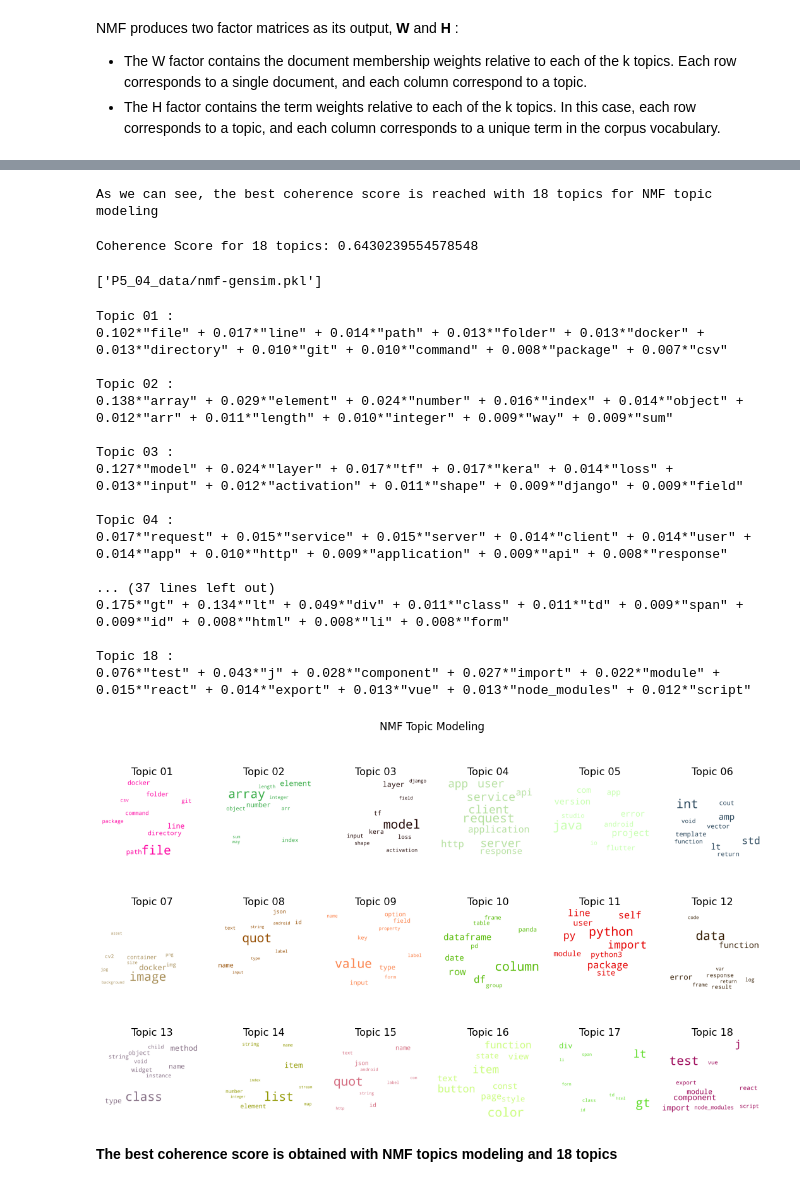
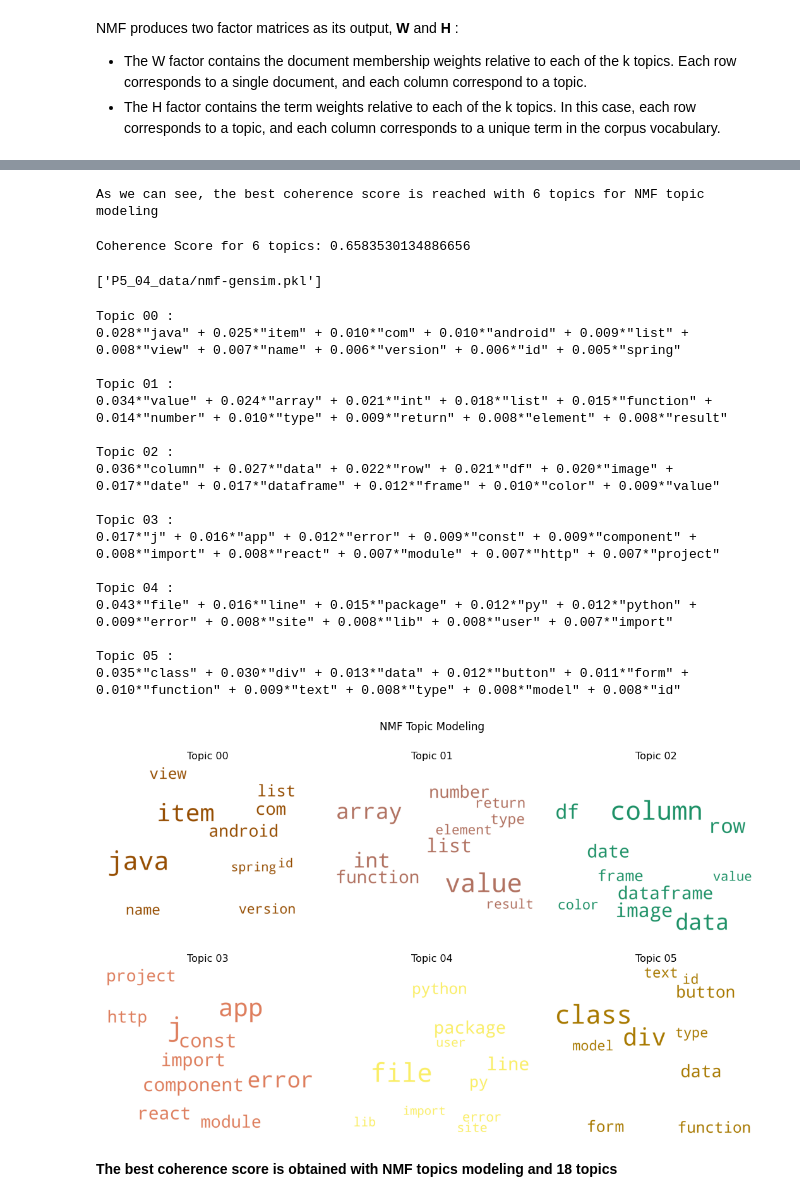
Before and after one commit to FlorianFormentini/OC_IML_P5_TagSuggestionSystem, a Jupyter notebook: P5_02_models.ipynb, the cells around one changed output, grey strips where cells are left out. Cells and saved outputs as stored; diff of their text form; code cells hidden in the pictures.

```diff
--- a/P5_02_models.ipynb
+++ b/P5_02_models.ipynb
@@ -46,8 +95,14 @@ Populating the interactive namespace from numpy and matplotlib
 # %%
-corpus_df = joblib.load("P5_04_data/dataset.pkl")
-corpus_voc, bow_vectorizer, tfidf_vectorizer = joblib.load("P5_04_data/fitted-vectorizers.pkl")
 try:
-    # lda_model_gensim = joblib.load("P5_04_data/lda-gensim.pkl")
-    nmf_model_gensim = joblib.load("P5_04_data/nmf-gensim.pkl")
+    # load data
+    corpus_df = joblib.load("P5_04_data/dataset.pkl")
+    # load vectorizers
+    corpus_voc, bow_vectorizer, tfidf_vectorizer = joblib.load("P5_04_data/fitted-vectorizers.pkl")
+    # load method1 models
+    lda_model_gensim = joblib.load("P5_04_data/gensim-lda.pkl")
+    nmf_model_gensim = joblib.load("P5_04_data/gensim-nmf.pkl")
+    # load method2 models
+    # train_tfidf_vectorizer, mlb_tags = joblib.load("P5_04_data/trainset-io-vectorizers.pkl")
+    print("Files loaded")
 except FileNotFoundError as e:
     print(e)
@@ -353,13 +416,6 @@ nmf_params = {
     'num_topics': lda_params['num_topics'],
     'id2word': voc_gensim,
     'chunksize': 100,
-    'passes': 5,
-    'kappa': 1.0,
-    'minimum_probability': 0.01,
-    'w_max_iter': 200,
-    'w_stop_condition': 0.0001,
-    'h_max_iter': 50,
-    'h_stop_condition': 0.001,
     'eval_every': 10,
     'normalize': True,
     'random_state': 0
@@ -420,11 +476,11 @@ best_nbtopics = [x for x in nmf_models if nmf_models[x]['score'] == max([nmf_mod
 nmf_params['num_topics'] = best_nbtopics
 print(f"As we can see, the best coherence score is reached with {best_nbtopics} topics for NMF topic modeling")
 # %% [output]
-As we can see, the best coherence score is reached with 18 topics for NMF topic modeling
+As we can see, the best coherence score is reached with 6 topics for NMF topic modeling
 # %%
 nmf_model_gensim = nmf_models[best_nbtopics]['model']
 print(f"Coherence Score for {best_nbtopics} topics: {nmf_models[best_nbtopics]['score']}")
 # %% [output]
-Coherence Score for 18 topics: 0.6430239554578548
+Coherence Score for 6 topics: 0.6583530134886656
 # %%
 # Saving NMF model
@@ -435,28 +491,28 @@ joblib.dump(nmf_model_gensim, "P5_04_data/nmf-gensim.pkl")
 for topic in nmf_model_gensim.print_topics(num_topics=best_nbtopics, num_words=10):
     print(f"Topic {topic[0]:02d} :\n{topic[1]}\n")
 # %% [output]
+Topic 00 :
+0.028*"java" + 0.025*"item" + 0.010*"com" + 0.010*"android" + 0.009*"list" + 0.008*"view" + 0.007*"name" + 0.006*"version" + 0.006*"id" + 0.005*"spring"
+
 Topic 01 :
-0.102*"file" + 0.017*"line" + 0.014*"path" + 0.013*"folder" + 0.013*"docker" + 0.013*"directory" + 0.010*"git" + 0.010*"command" + 0.008*"package" + 0.007*"csv"
+0.034*"value" + 0.024*"array" + 0.021*"int" + 0.018*"list" + 0.015*"function" + 0.014*"number" + 0.010*"type" + 0.009*"return" + 0.008*"element" + 0.008*"result"
 
 Topic 02 :
-0.138*"array" + 0.029*"element" + 0.024*"number" + 0.016*"index" + 0.014*"object" + 0.012*"arr" + 0.011*"length" + 0.010*"integer" + 0.009*"way" + 0.009*"sum"
+0.036*"column" + 0.027*"data" + 0.022*"row" + 0.021*"df" + 0.020*"image" + 0.017*"date" + 0.017*"dataframe" + 0.012*"frame" + 0.010*"color" + 0.009*"value"
 
 Topic 03 :
-0.127*"model" + 0.024*"layer" + 0.017*"tf" + 0.017*"kera" + 0.014*"loss" + 0.013*"input" + 0.012*"activation" + 0.011*"shape" + 0.009*"django" + 0.009*"field"
+0.017*"j" + 0.016*"app" + 0.012*"error" + 0.009*"const" + 0.009*"component" + 0.008*"import" + 0.008*"react" + 0.007*"module" + 0.007*"http" + 0.007*"project"
 
 Topic 04 :
-0.017*"request" + 0.015*"service" + 0.015*"server" + 0.014*"client" + 0.014*"user" + 0.014*"app" + 0.010*"http" + 0.009*"application" + 0.009*"api" + 0.008*"response"
+0.043*"file" + 0.016*"line" + 0.015*"package" + 0.012*"py" + 0.012*"python" + 0.009*"error" + 0.008*"site" + 0.008*"lib" + 0.008*"user" + 0.007*"import"
 
-... (37 lines left out)
-0.175*"gt" + 0.134*"lt" + 0.049*"div" + 0.011*"class" + 0.011*"td" + 0.009*"span" + 0.009*"id" + 0.008*"html" + 0.008*"li" + 0.008*"form"
-
-Topic 18 :
-0.076*"test" + 0.043*"j" + 0.028*"component" + 0.027*"import" + 0.022*"module" + 0.015*"react" + 0.014*"export" + 0.013*"vue" + 0.013*"node_modules" + 0.012*"script"
+Topic 05 :
+0.035*"class" + 0.030*"div" + 0.013*"data" + 0.012*"button" + 0.011*"form" + 0.010*"function" + 0.009*"text" + 0.008*"type" + 0.008*"model" + 0.008*"id"
 # %%
 shuffle(colors_list)  # if a topic is hard to read
-display_wordcloud(nmf_model_gensim, title='NMF Topic Modeling', plot_format=(3, 6), size=(15, 10), nb_words=10)
+display_wordcloud(nmf_model_gensim, title='NMF Topic Modeling', plot_format=(2, 3), size=(15, 10), nb_words=10)
 # %% [output]
-[figure, old version]
+[figure, new version]
 # %% [markdown]
 **The best coherence score is obtained with NMF topics modeling and 18 topics**
 # %%
```
Also changed, not shown: parts of 76 cells of this notebook, 11 other files.
